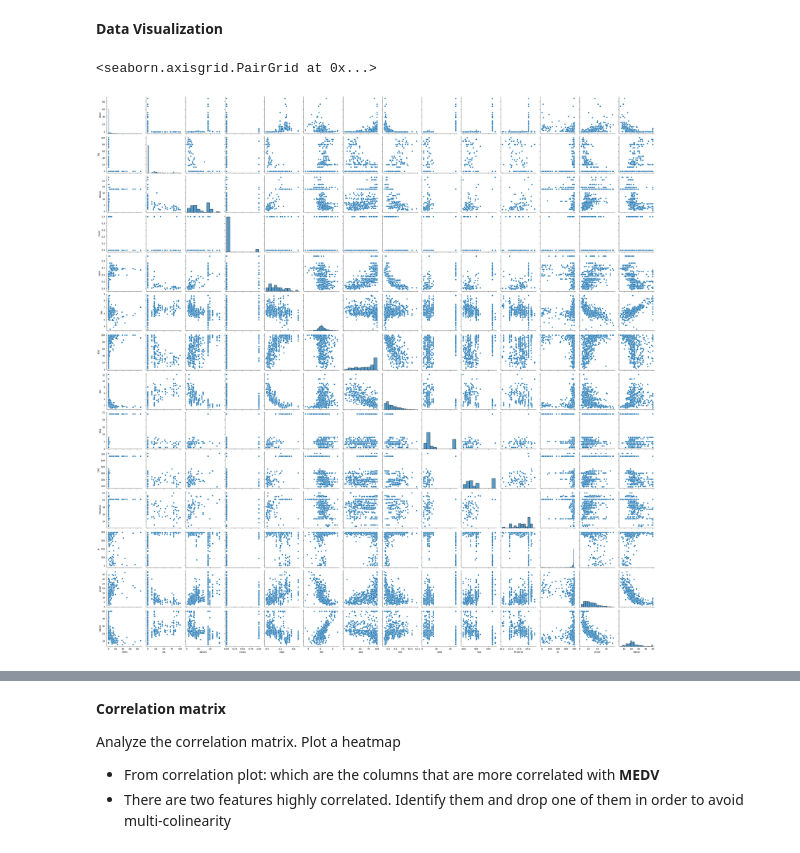
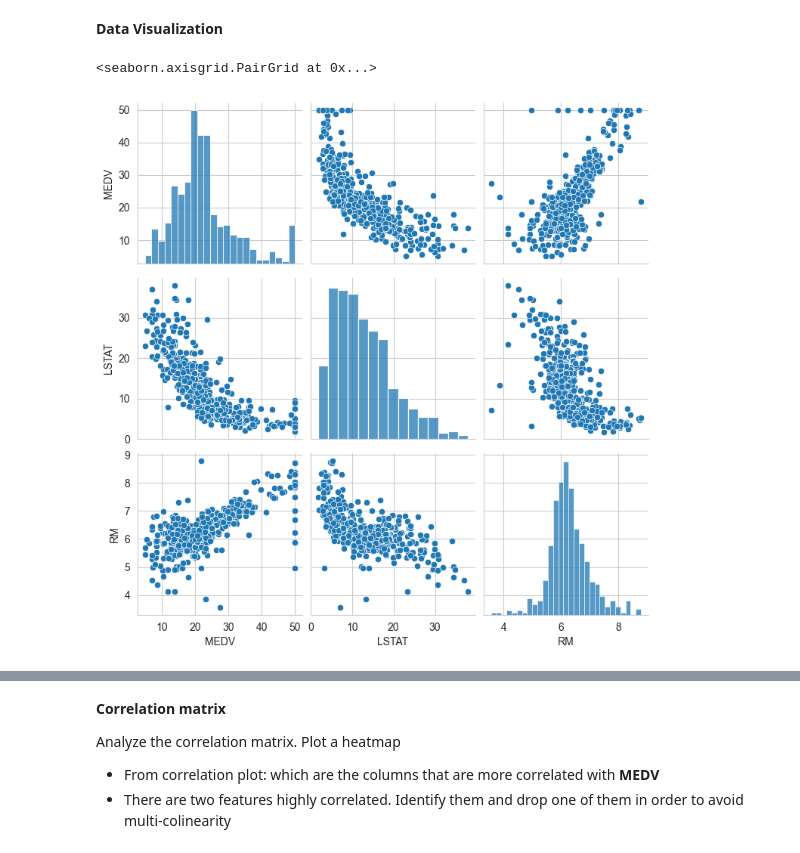
Before and after one commit to MikelTelo/dsft2409_mikeltelo, a Jupyter notebook: 2409_dsft_thebridge_core/3-Machine_Learning/1-Supervisado/1-Regression/2-Polynomial_Regression/ejercicios/3 Polynomial_Regression_MTA.ipynb, the cells around one changed output, grey strips where cells are left out. Saved outputs shown, nothing was run; the diff lists cells and outputs as text; code cells hidden in the pictures.

```diff
--- a/2409_dsft_thebridge_core/3-Machine_Learning/1-Supervisado/1-Regression/2-Polynomial_Regression/ejercicios/3 Polynomial_Regression_MTA.ipynb
+++ b/2409_dsft_thebridge_core/3-Machine_Learning/1-Supervisado/1-Regression/2-Polynomial_Regression/ejercicios/3 Polynomial_Regression_MTA.ipynb
@@ -82,6 +84,6 @@ memory usage: 55.5 KB
 # %%
-sns.pairplot(df)
+sns.pairplot(df, vars=['MEDV', 'LSTAT', 'RM'])
 # %% [output]
 <seaborn.axisgrid.PairGrid at 0x...>
-[figure, old version]
+[figure, new version]
 # %%
```
Also changed, not shown: parts of 23 cells of this notebook.
